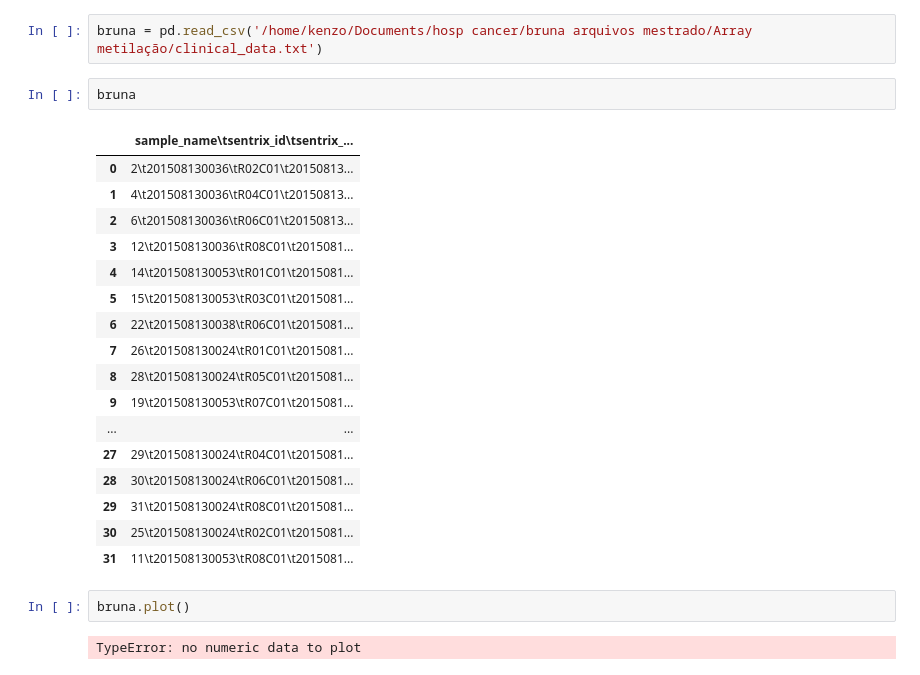
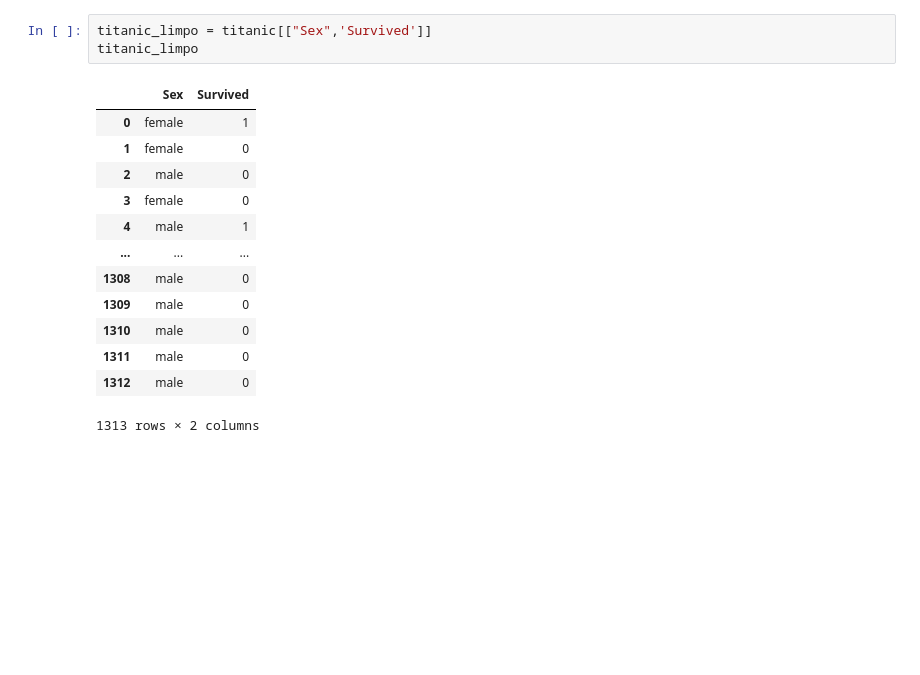
Before and after one commit to KenzoDezotti/Aulas-Basicas, a Jupyter notebook: data science/HA_bruna.ipynb, the cells around one changed output. Saved outputs shown, nothing was run; the diff lists cells and outputs as text; blank space fills up the shorter version.

```diff
--- a/data science/HA_bruna.ipynb
+++ b/data science/HA_bruna.ipynb
@@ -39,26 +49,17 @@ array([<AxesSubplot:>, <AxesSubplot:>, <AxesSubplot:>, <AxesSubplot:>,
-# %%
-bruna = pd.read_csv('/home/kenzo/Documents/hosp cancer/bruna arquivos mestrado/Array metilação/clinical_data.txt')
-# %%
-bruna
-# %% [output]
-|  | sample_name\tsentrix_id\tsentrix_... |
-| 0 | 2\t201508130036\tR02C01\t20150813... |
-| 1 | 4\t201508130036\tR04C01\t20150813... |
-| 2 | 6\t201508130036\tR06C01\t20150813... |
-| 3 | 12\t201508130036\tR08C01\t2015081... |
-| 4 | 14\t201508130053\tR01C01\t2015081... |
-| 5 | 15\t201508130053\tR03C01\t2015081... |
-| 6 | 22\t201508130038\tR06C01\t2015081... |
-| 7 | 26\t201508130024\tR01C01\t2015081... |
-| 8 | 28\t201508130024\tR05C01\t2015081... |
-| 9 | 19\t201508130053\tR07C01\t2015081... |
-| ... | ... |
-| 27 | 29\t201508130024\tR04C01\t2015081... |
-| 28 | 30\t201508130024\tR06C01\t2015081... |
-| 29 | 31\t201508130024\tR08C01\t2015081... |
-| 30 | 25\t201508130024\tR02C01\t2015081... |
-| 31 | 11\t201508130053\tR08C01\t2015081... |
-# %%
-bruna.plot()
-# %% [output]
-TypeError: no numeric data to plot
+# %%
+titanic_limpo = titanic[["Sex",'Survived']]
+titanic_limpo
+# %% [output]
+|  | Sex | Survived |
+| 0 | female | 1 |
+| 1 | female | 0 |
+| 2 | male | 0 |
+| 3 | female | 0 |
+| 4 | male | 1 |
+| ... | ... | ... |
+| 1308 | male | 0 |
+| 1309 | male | 0 |
+| 1310 | male | 0 |
+| 1311 | male | 0 |
+| 1312 | male | 0 |
+1313 rows × 2 columns
```
Also changed, not shown: parts of 12 cells of this notebook, 5 other files.
